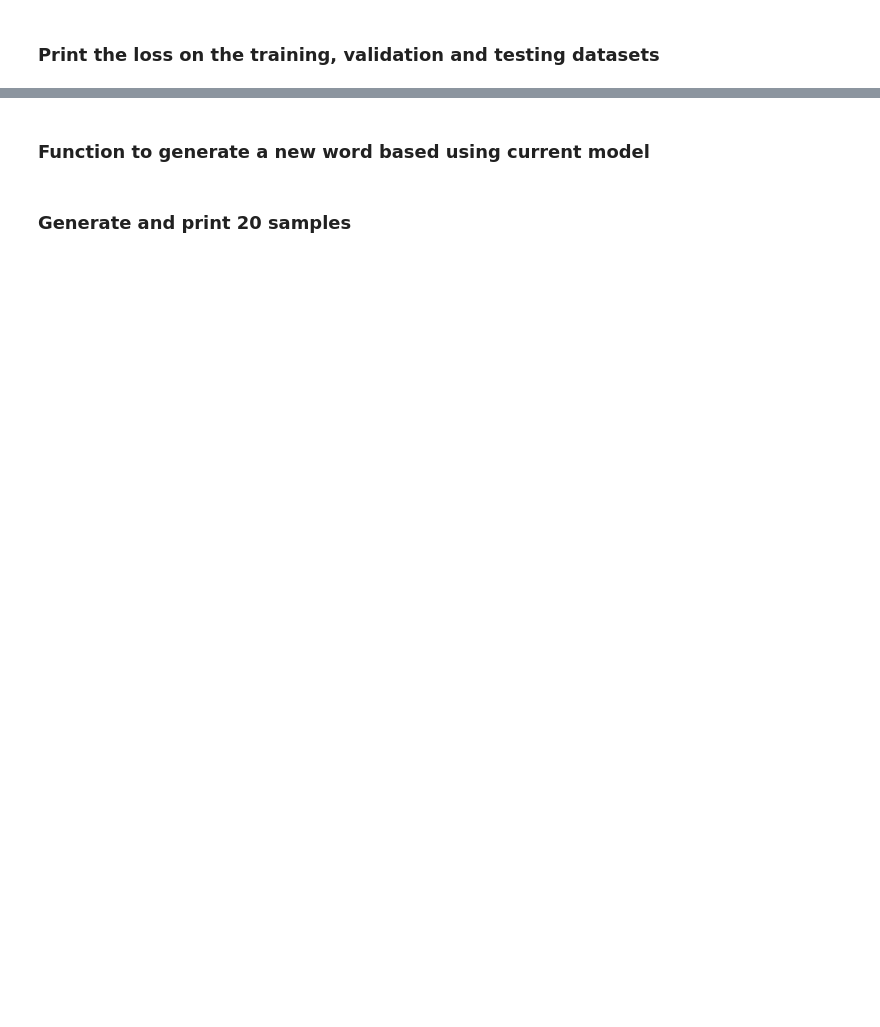
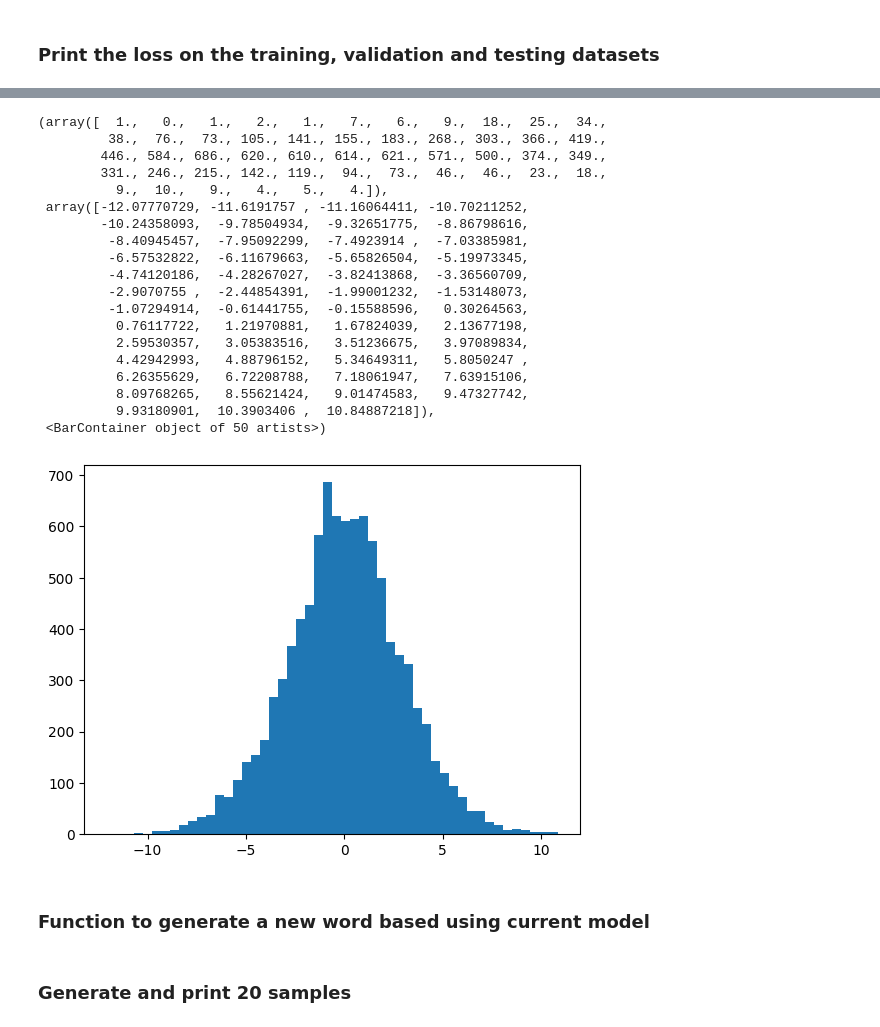
Before and after one commit to crpatil1901/NLPfun, a Jupyter notebook: ramilo.ipynb, the cells around one changed output, grey strips where cells are left out. Cells and saved outputs as stored; diff of their text form; code cells hidden in the pictures; blank space fills up the shorter version.

```diff
--- a/ramilo.ipynb
+++ b/ramilo.ipynb
@@ -171,3 +202,26 @@ Testing Loss: 2.109739303588867
+# %%
+plt.hist((emb.view((-1, block_size*dims)) @ W1 + b1).view(-1).tolist(), bins=50)
+# %% [output]
+(array([  1.,   0.,   1.,   2.,   1.,   7.,   6.,   9.,  18.,  25.,  34.,
+         38.,  76.,  73., 105., 141., 155., 183., 268., 303., 366., 419.,
+        446., 584., 686., 620., 610., 614., 621., 571., 500., 374., 349.,
+        331., 246., 215., 142., 119.,  94.,  73.,  46.,  46.,  23.,  18.,
+          9.,  10.,   9.,   4.,   5.,   4.]),
+ array([-12.07770729, -11.6191757 , -11.16064411, -10.70211252,
+        -10.24358093,  -9.78504934,  -9.32651775,  -8.86798616,
+         -8.40945457,  -7.95092299,  -7.4923914 ,  -7.03385981,
+         -6.57532822,  -6.11679663,  -5.65826504,  -5.19973345,
+         -4.74120186,  -4.28267027,  -3.82413868,  -3.36560709,
+         -2.9070755 ,  -2.44854391,  -1.99001232,  -1.53148073,
+         -1.07294914,  -0.61441755,  -0.15588596,   0.30264563,
+          0.76117722,   1.21970881,   1.67824039,   2.13677198,
+          2.59530357,   3.05383516,   3.51236675,   3.97089834,
+          4.42942993,   4.88796152,   5.34649311,   5.8050247 ,
+          6.26355629,   6.72208788,   7.18061947,   7.63915106,
+          8.09768265,   8.55621424,   9.01474583,   9.47327742,
+          9.93180901,  10.3903406 ,  10.84887218]),
+ <BarContainer object of 50 artists>)
+[figure, added]
 # %% [markdown]
 ### Function to generate a new word based using current model
 # %%
```
Also changed, not shown: parts of 10 cells of this notebook.
